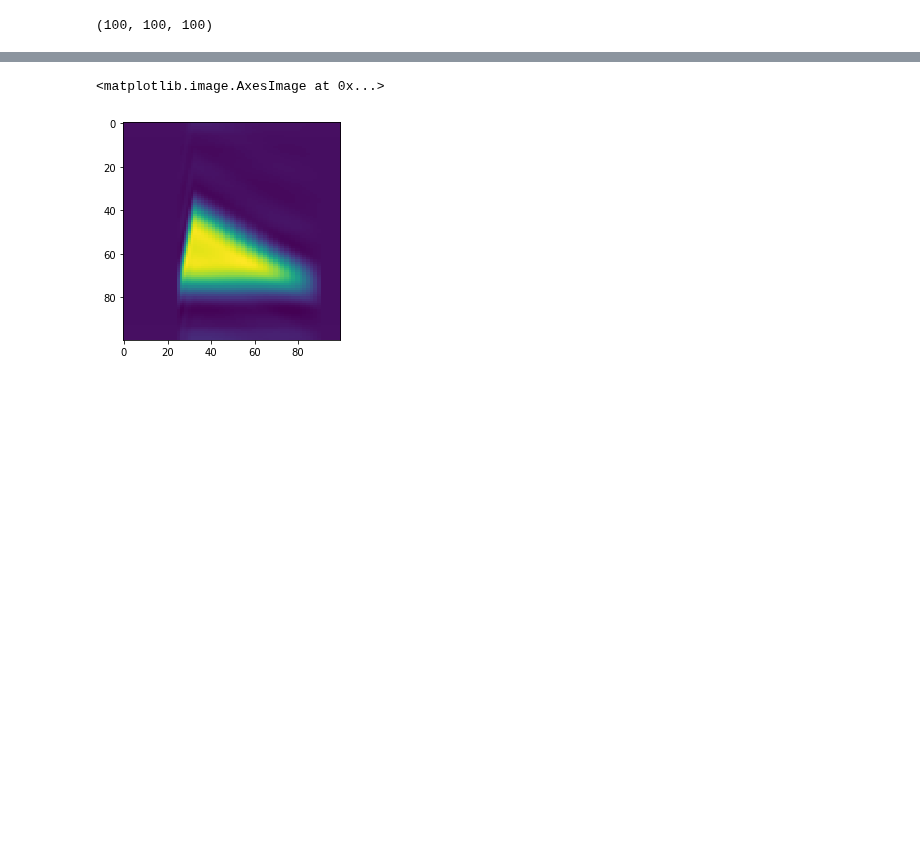
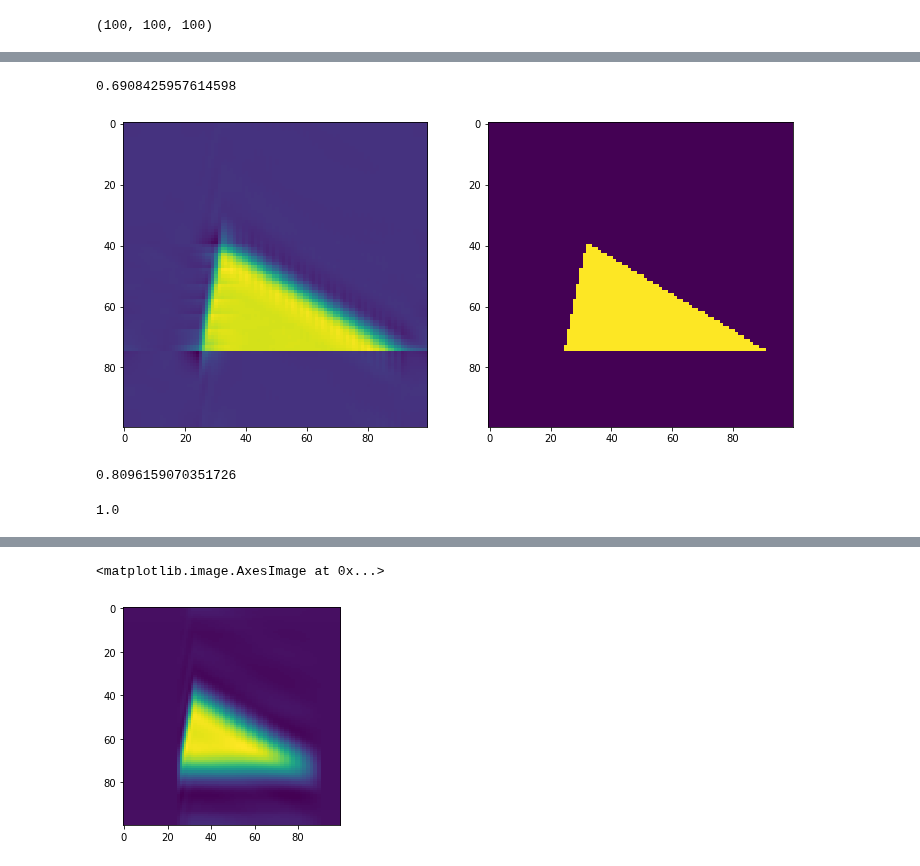
Before and after one commit to grlewis333/phd-work, a Jupyter notebook: multi-axis-tomo/scalar-rot-proj.ipynb, the cells around one changed output, grey strips where cells are left out. Cells and saved outputs as stored; diff of their text form; code cells hidden in the pictures; blank space fills up the shorter version.

```diff
--- a/multi-axis-tomo/scalar-rot-proj.ipynb
+++ b/multi-axis-tomo/scalar-rot-proj.ipynb
@@ -57,11 +76,0 @@ plt.imshow(raw_data[:,8,:])
-# %%
-vectors = np.zeros((10,12))
-
-for i in range(10):
-    a = theta[i]
-    vectors[i,0:3] = [np.sin(a),0,-np.cos(a)] # ray direction r
-    vectors[i,3:6] = [0,0,0] # centre of detector
-    vectors[i,6:9] = [np.cos(a),0,np.sin(a)] # u (det +y)
-    vectors[i,9:12] = [0,1,0] # v (det +x)
-
-proj_geom = astra.create_proj_geom('parallel3d_vec',100,100,vectors)
@@ -152,10 +95,9 @@ alg_cfg['ProjectionDataId'] = projections_id
 alg_cfg['ReconstructionDataId'] = reconstruction_id
 algorithm_id = astra.algorithm.create(alg_cfg)
 # %%
-astra.algorithm.run(algorithm_id,iterations=10)
+# Run algorithm
+astra.algorithm.run(algorithm_id,iterations=20)
 reconstruction = astra.data3d.get(reconstruction_id)
 np.shape(reconstruction)
 # %% [output]
 (100, 100, 100)
-# %%
-reconstruction = np.transpose(reconstruction,[1,2,0])
@@ -177,0 +111,26 @@ plt.imshow(np.mean(recon_vector,axis=0))
+# %%
+# This seems to work well for single axis datasets with raw data transpose [1,0,2]
+
+# Swap columns back to match orientation of phantom
+r = np.transpose(reconstruction,[2,1,0]) # Reverse column order
+r = r[:,::-1,:] # Reverse the y data
+r = r -  r.min() # normalise
+r = r/r.max()
+
+recon_vector = copy.deepcopy(r)
+
+ax,ay,az = 0,0,0
+a = multi_axis.rotate_bulk(recon_vector,ax,ay,az)
+#multi_axis.plot_2d(X,Y,Z,a)
+
+fig= plt.figure(figsize=(12,6))
+ax1 = fig.add_subplot(1, 2, 1)
+ax2 = fig.add_subplot(1, 2, 2)
+ax1.imshow(np.flipud(np.mean(a,axis=2).T))
+ax2.imshow(np.flipud(np.mean(multi_axis.rotate_bulk(P,ax,ay,az),axis=2).T))
+
+opt = optimize.minimize(phantom_error,1,args=(recon_vector,P2))
+opt.fun
+# %% [output]
+0.6908425957614598
+[figure, added]
@@ -177,0 +145,5 @@ plt.imshow(np.mean(recon_vector,axis=0))
+# %%
+opt = optimize.minimize(phantom_error,1,args=(recon_vector,P2))
+opt.fun
+# %% [output]
+0.8096159070351726
@@ -177,0 +153,4 @@ plt.imshow(np.mean(recon_vector,axis=0))
+# %%
+np.max(recon_vector)
+# %% [output]
+1.0
```
Also changed, not shown: parts of 29 cells of this notebook, 1 other file.
